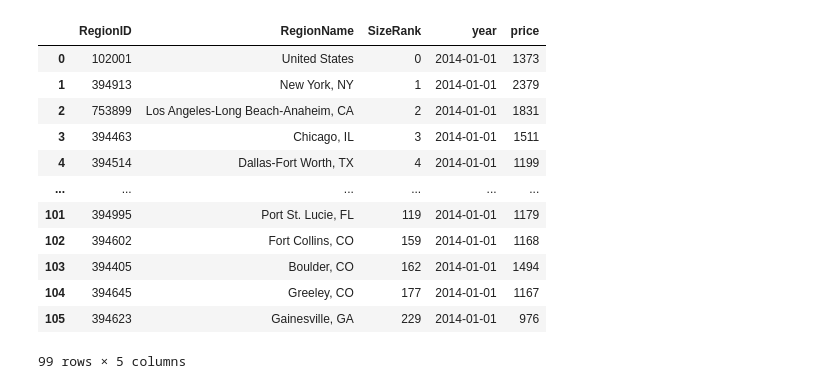
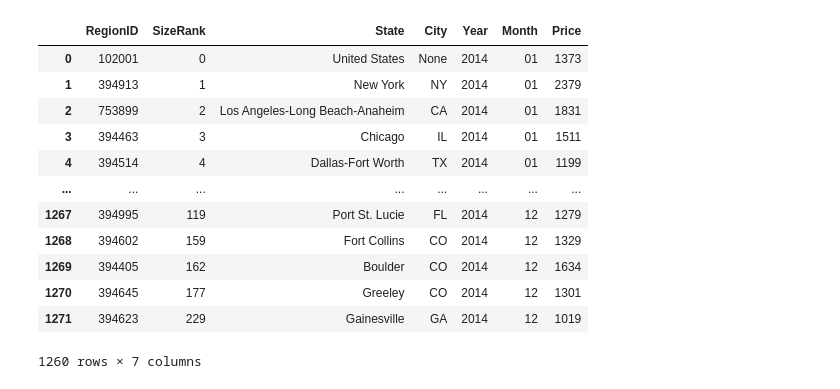
Before and after one commit to marybellavia/project-two, a Jupyter notebook: ETL.ipynb, the cells around one changed output. Drawn from its saved outputs; the diff is of its cells as text; code cells hidden in the pictures.

Commit message:
further data cleaning

```diff
--- a/ETL.ipynb
+++ b/ETL.ipynb
@@ -78,5 +80,4 @@ price         float64
 dtype: object
 # %%
 #convert data types for further analysis
-rent_df['price'] = rent_df['price'].astype(int)
-rent_df['year'] = pd.to_datetime(rent_df['year'])
+rent_df['Price'] = rent_df['Price'].astype(int)
@@ -111,5 +84,6 @@ rent_df
-# %%
-#change the format of date back to its original as the date was not available in the csv
-rent_df["Year"] = rent_df.year.dt.year
-rent_df["Month"] = rent_df.year.dt.month
-#rent_df["Date"] = pd.to_datetime(rent_df[['Year','Month']])
+# %%
+#split Date into Year and Month columns
+rent_df[['Year','Month']] = rent_df.Date.str.split("-",expand=True)
+#split RegionName into State and City columns
+rent_df[['State','City']] = rent_df.RegionName.str.split(",",expand=True)
+rent_df
@@ -115,0 +104,4 @@ rent_df["Month"] = rent_df.year.dt.month
+# %%
+#adjust the data frame columns
+rent_df = rent_df[['RegionID','SizeRank','State','City','Year', 'Month','Price']]
+rent_df.head()
@@ -116,18 +115,18 @@ rent_df["Month"] = rent_df.year.dt.month
 # %%
-#years data frame
-df = rent_df.loc[rent_df["year"] == "2014-01-01"]
-df
+#year data frames
+ry14_df = rent_df.loc[rent_df["Year"] == "2014"]
+ry14_df
 # %% [output]
-|  | RegionID | RegionName | SizeRank | year | price |
-| 0 | 102001 | United States | 0 | 2014-01-01 | 1373 |
-| 1 | 394913 | New York, NY | 1 | 2014-01-01 | 2379 |
-| 2 | 753899 | Los Angeles-Long Beach-Anaheim, CA | 2 | 2014-01-01 | 1831 |
-| 3 | 394463 | Chicago, IL | 3 | 2014-01-01 | 1511 |
-| 4 | 394514 | Dallas-Fort Worth, TX | 4 | 2014-01-01 | 1199 |
-| ... | ... | ... | ... | ... | ... |
-| 101 | 394995 | Port St. Lucie, FL | 119 | 2014-01-01 | 1179 |
-| 102 | 394602 | Fort Collins, CO | 159 | 2014-01-01 | 1168 |
-| 103 | 394405 | Boulder, CO | 162 | 2014-01-01 | 1494 |
-| 104 | 394645 | Greeley, CO | 177 | 2014-01-01 | 1167 |
-| 105 | 394623 | Gainesville, GA | 229 | 2014-01-01 | 976 |
+|  | RegionID | SizeRank | State | City | Year | Month | Price |
+| 0 | 102001 | 0 | United States | None | 2014 | 01 | 1373 |
+| 1 | 394913 | 1 | New York | NY | 2014 | 01 | 2379 |
+| 2 | 753899 | 2 | Los Angeles-Long Beach-Anaheim | CA | 2014 | 01 | 1831 |
+| 3 | 394463 | 3 | Chicago | IL | 2014 | 01 | 1511 |
+| 4 | 394514 | 4 | Dallas-Fort Worth | TX | 2014 | 01 | 1199 |
+| ... | ... | ... | ... | ... | ... | ... | ... |
+| 1267 | 394995 | 119 | Port St. Lucie | FL | 2014 | 12 | 1279 |
+| 1268 | 394602 | 159 | Fort Collins | CO | 2014 | 12 | 1329 |
+| 1269 | 394405 | 162 | Boulder | CO | 2014 | 12 | 1634 |
+| 1270 | 394645 | 177 | Greeley | CO | 2014 | 12 | 1301 |
+| 1271 | 394623 | 229 | Gainesville | GA | 2014 | 12 | 1019 |
-99 rows × 5 columns
+1260 rows × 7 columns
```
Also changed, not shown: parts of 40 cells of this notebook, 7 other files.
